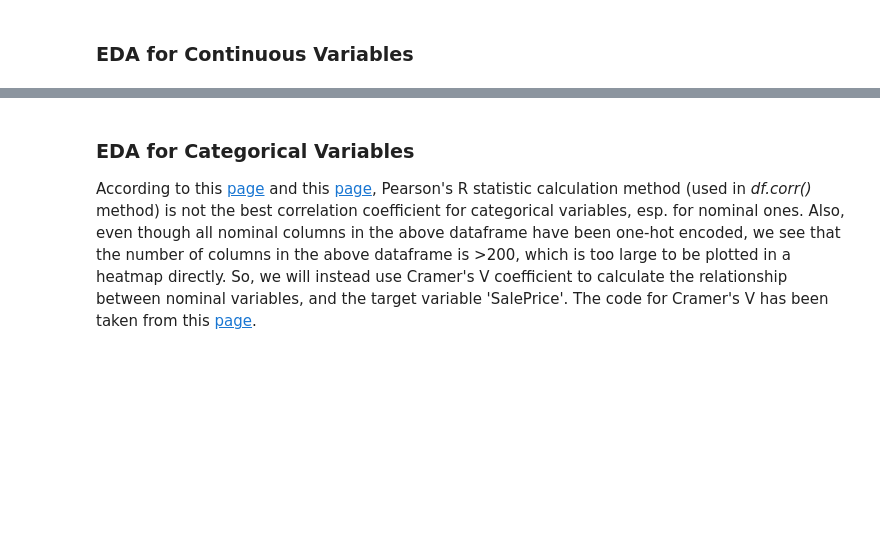
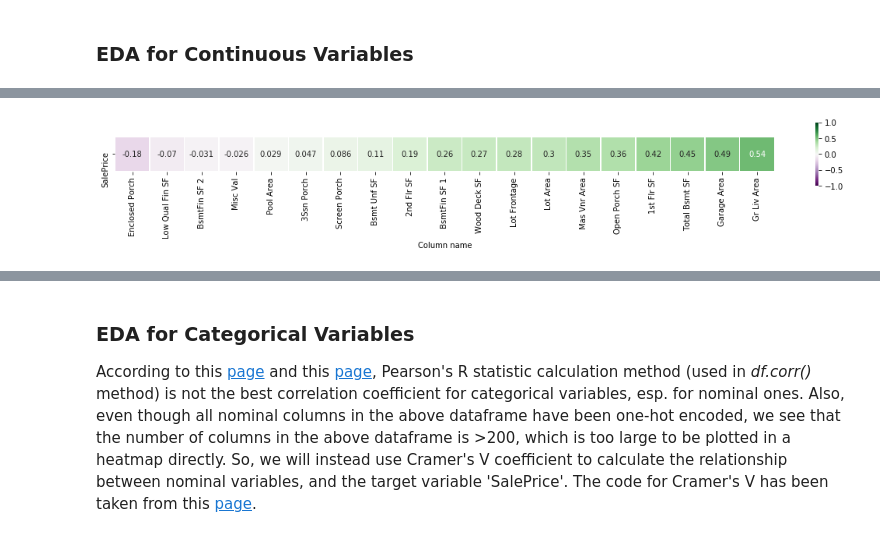
Before and after one commit to prerak12agarwal/GA_DSI_Projects, a Jupyter notebook: Project 2/code/3_EDA.ipynb, the cells around one changed output, grey strips where cells are left out. Cells and saved outputs as stored; diff of their text form; code cells hidden in the pictures; blank space fills up the shorter version.

```diff
--- a/Project 2/code/3_EDA.ipynb
+++ b/Project 2/code/3_EDA.ipynb
@@ -148,0 +207,8 @@ The following 2 columns will be disregarded from this point on because of the re
+# %%
+# Finding the Kendall correlation coefficient for all continuous variable columns.
+
+for col in continuous_corr_df.columns:
+    kendall_coef = ce_train[['SalePrice', col]].corr(method='kendall').iloc[0,1]
+    continuous_corr_df.loc['SalePrice', col] = kendall_coef
+
+continuous_corr_df
@@ -148,0 +218,5 @@ The following 2 columns will be disregarded from this point on because of the re
+# %%
+# Sorting values of correlation coefficients
+
+continuous_corr_df.sort_values(by='SalePrice', axis=1, inplace=True)
+continuous_corr_df
@@ -148,0 +226,11 @@ The following 2 columns will be disregarded from this point on because of the re
+# %%
+# Plotting the above in a heatmap to visualize the relationship.
+
+plt.figure(figsize=(19,1.5))
+
+sns.heatmap(continuous_corr_df, vmin=-1, vmax=1, annot=True, square=True, linewidths=0.5, cmap='PRGn')
+
+# Exporting plot image in PNG format.
+plt.savefig('../plot_images/heatmap_continuous_variables.png', bbox_inches='tight')
+# %% [output]
+[figure, added]
```
Also changed, not shown: parts of 41 cells of this notebook, 10 other files.
